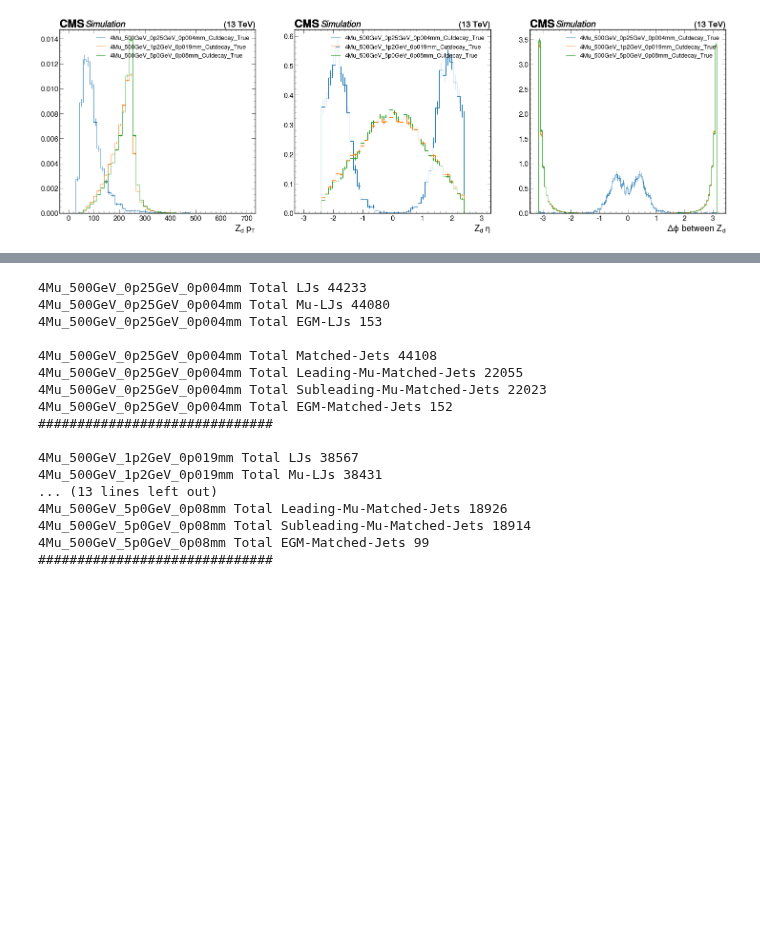
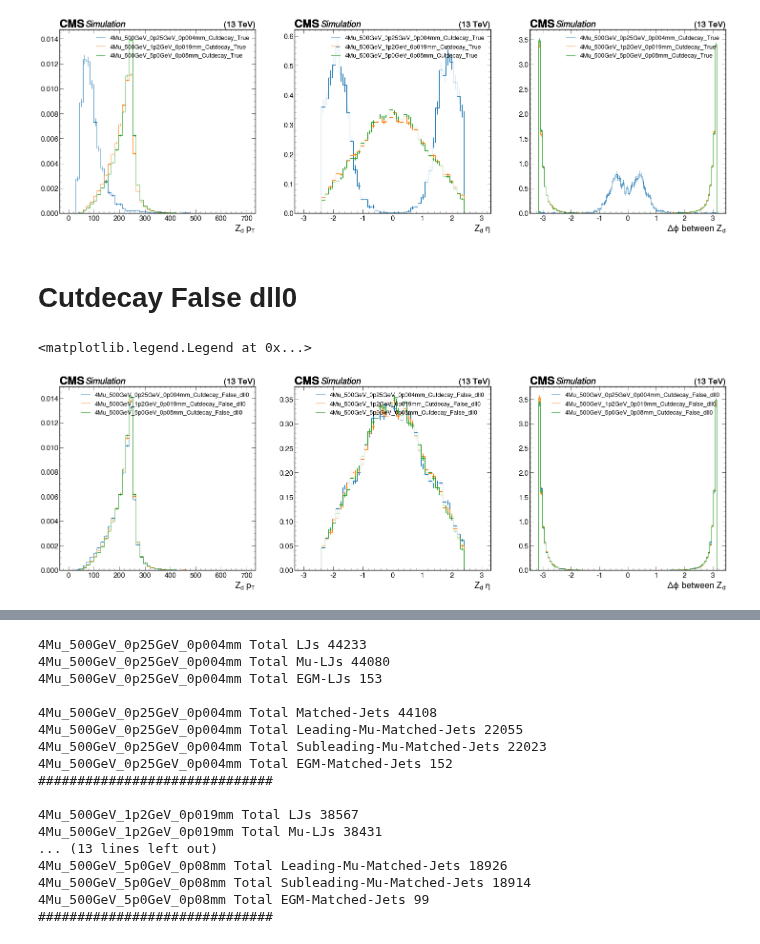
Before and after one commit to yeopjjang/SIDM, a Jupyter notebook: sidm/DY_studies/Processor_base/Low DP Behavior Check/Cutdecay.ipynb, the cells around one changed output, grey strips where cells are left out. Cells and saved outputs as stored; diff of their text form; code cells hidden in the pictures; blank space fills up the shorter version.

Commit message:
Cutdecay dll0 sample add

```diff
--- a/sidm/DY_studies/Processor_base/Low DP Behavior Check/Cutdecay.ipynb
+++ b/sidm/DY_studies/Processor_base/Low DP Behavior Check/Cutdecay.ipynb
@@ -30,6 +30,8 @@ samples_4mu_cutdecay = [
 # %%
 fileset_cutdecay_false = utilities.make_fileset(samples_4mu_cutdecay, "cutdecay_false", location_cfg="signal_v10.yaml")
 fileset_cutdecay_true = utilities.make_fileset(samples_4mu_cutdecay, "cutdecay_true", location_cfg="signal_v10.yaml")
+fileset_cutdecay_false_dll0 = utilities.make_fileset(samples_4mu_cutdecay, "cutdecay_false_dll0", location_cfg="signal_v10.yaml")
+fileset_cutdecay_true_dll0 = utilities.make_fileset(samples_4mu_cutdecay, "cutdecay_true_dll0", location_cfg="signal_v10.yaml")
 
 runner = processor.Runner(
     executor=processor.IterativeExecutor(),
@@ -53,6 +55,12 @@ out_cutdecay_false = output_cutdecay_false["out"]
 
 output_cutdecay_true = runner.run(fileset_cutdecay_true, treename="Events", processor_instance=p)
 out_cutdecay_true = output_cutdecay_true["out"]
+
+output_cutdecay_false_dll0 = runner.run(fileset_cutdecay_false_dll0, treename="Events", processor_instance=p)
+out_cutdecay_false_dll0 = output_cutdecay_false_dll0["out"]
+
+output_cutdecay_true_dll0 = runner.run(fileset_cutdecay_true_dll0, treename="Events", processor_instance=p)
+out_cutdecay_true_dll0 = output_cutdecay_true_dll0["out"]
 # %% [output]
 [interactive output not drawn]
 [interactive output not drawn]
@@ -95,6 +102,20 @@ samples_4mu_cutdecay_true = [
     "4Mu_500GeV_1p2GeV_0p019mm_Cutdecay_True",
     "4Mu_500GeV_5p0GeV_0p08mm_Cutdecay_True",
 ]
+
+samples_4mu_cutdecay_false_dll0 = [
+
+    "4Mu_500GeV_0p25GeV_0p004mm_Cutdecay_False_dll0",
+    "4Mu_500GeV_1p2GeV_0p019mm_Cutdecay_False_dll0",
+    "4Mu_500GeV_5p0GeV_0p08mm_Cutdecay_False_dll0",
+]
+
+samples_4mu_cutdecay_true_dll0 = [
+
+    "4Mu_500GeV_0p25GeV_0p004mm_Cutdecay_True_dll0",
+    "4Mu_500GeV_1p2GeV_0p019mm_Cutdecay_True_dll0",
+    "4Mu_500GeV_5p0GeV_0p08mm_Cutdecay_True_dll0",
+]
 # %% [markdown]
 # Cutdecay False
 # %%
@@ -139,3 +160,25 @@ plt.legend(samples_4mu_cutdecay_true, loc=1, prop={'size': 18})
 # %% [output]
 <matplotlib.legend.Legend at 0x...>
 [figure]
+# %% [markdown]
+# Cutdecay False dll0
+# %%
+plt.subplots(1,3,figsize=(36,10))
+
+plt.subplot(1,3,1)
+for sample in samples_4mu_cutdecay:
+    utilities.plot(out_cutdecay_false_dll0[sample]["hists"]["genAs_pt_highRange"][channels[0], :], density=True)
+plt.legend(samples_4mu_cutdecay_false_dll0, loc=1, prop={'size': 18})
+
+plt.subplot(1,3,2)
+for sample in samples_4mu_cutdecay:
+    utilities.plot(out_cutdecay_false_dll0[sample]["hists"]["genAs_eta"][channels[0], :], density=True)
+plt.legend(samples_4mu_cutdecay_false_dll0, loc=1, prop={'size': 18})
+
+plt.subplot(1,3,3)
+for sample in samples_4mu_cutdecay:
+    utilities.plot(out_cutdecay_false_dll0[sample]["hists"]["genAs_genAs_dphi"][channels[0], :], density=True)
+plt.legend(samples_4mu_cutdecay_false_dll0, loc=1, prop={'size': 18})
+# %% [output]
+<matplotlib.legend.Legend at 0x...>
+[figure, added]
```
Also changed, not shown: parts of 3 cells of this notebook, 1 other file.
